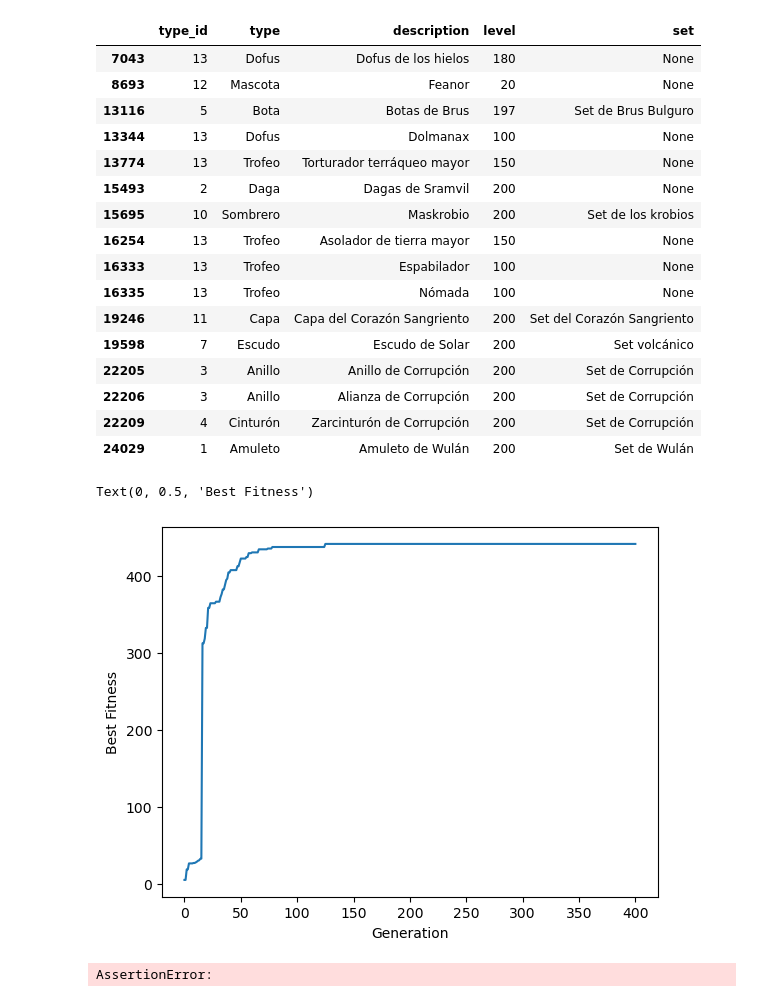
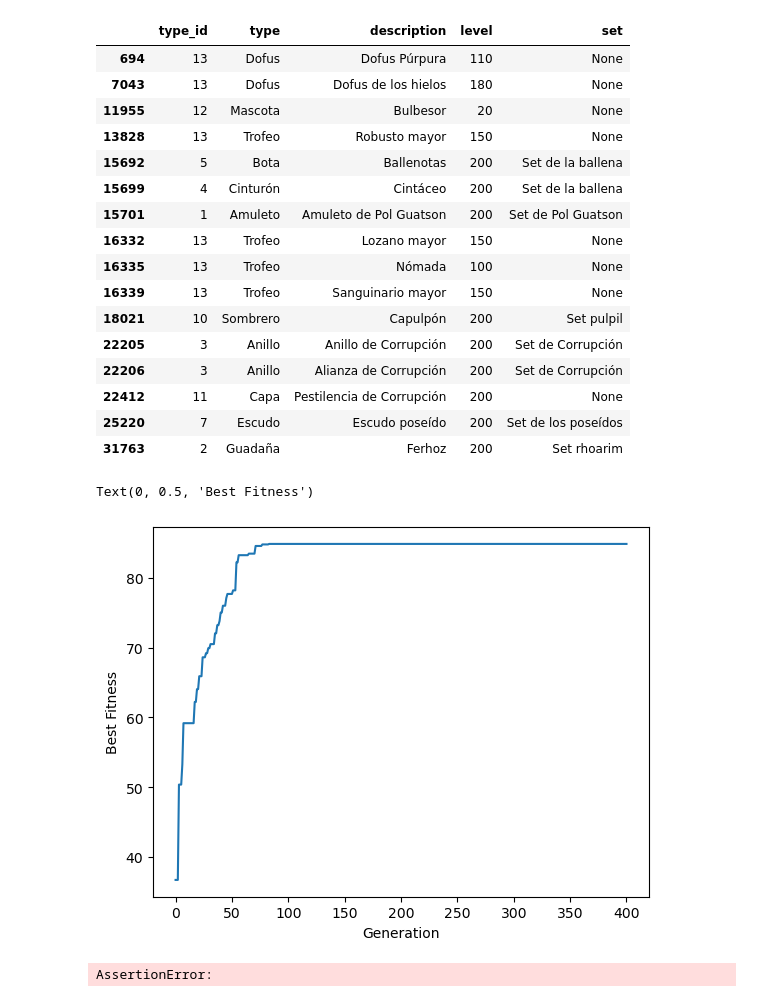
Before and after one commit to jdtibochab/dofus-set-optimizer, a Jupyter notebook: Optimize-Osa.ipynb, the cells around one changed output. Saved outputs shown, nothing was run; the diff lists cells and outputs as text; code cells hidden in the pictures.

Commit message:
Working with islands

```diff
--- a/Optimize-Osa.ipynb
+++ b/Optimize-Osa.ipynb
@@ -39,6 +39,7 @@ config = {
                     "items": [
                         22206, # Alianza de corrupcion
                         22205, # Anillo de corrupcion
+                        31763, # Ferhoz
                               ]
                 },
                 "preferences": {
@@ -60,7 +61,7 @@ config = {
                             "strength": 0.5,  # Penalty for not meeting the target
                         },
                         28 : {
-                            "target": 4, # Summons
+                            "target": 6, # Summons
                             "strength": 0.75,  # Penalty for not meeting the target
                         },
                         34 : {
@@ -87,13 +88,13 @@ config = {
                     "upper": {}
                 },
                 "elements" : [
-                    # 36, # Agility,
+                    36, # Agility,
                     # 22, # Chance
                     # 13, # Intelligence
                     45  # Strength
                 ],
                 "level_offset": 10,  # Level offset for items
-                "objective": "elements"  # Objective to optimize, can be "weapon" or "elements"
+                "objective": "weapon"  # Objective to optimize, can be "weapon" or "elements"
             },
             "character": {
                 "level": 200,
@@ -104,7 +105,7 @@ config = {
                     # 8:1
                     },  # Exo MP
                 "distributed_points": {
-                    45: 995,  # Strength
+                    # 45: 995,  # Strength
                 }
             },
         }
@@ -144,2 +158,2 @@ Total combinations: 10^30.67
 # %%
-opt.optimize()
+solutions = opt.optimize(islands = 10, max_workers = 4)
@@ -157,0 +160,26 @@ Was the solution penalized? False
+# %%
+for idx, solution in enumerate(sorted(solutions, key=lambda x: x.fitness, reverse=True)):
+    if solution.penalized:
+        continue
+    print(f"Solution {idx}:")
+    print("\tFitness:", solution.get_fitness())
+    print("\tWeapon damage:", solution.get_final_weapon_damage())
+    print("\tElemental damage:", solution.get_final_elemental_damage())
+    # print("\tIs the solution viable?", solution.viable)
+    # print("\tWas the solution penalized?", solution.penalized)
+
+    print("\tPreferences:")
+    df = solution.totals_summary(effect_descriptions)
+    for bound, preference in solution.preferences.items():
+        for element, details in preference.items():
+            row = df.loc[element]
+            print(f"\t\t{row['description']} : {row['value']}")
+    print("\tCharacteristics:")
+    for element in elements:
+        print(f"\t\t{df.loc[element]['description']}: {df.loc[element]['value']}")
+
+    print("\tItems:")
+    print("\t\tType\tDescription\tLevel")
+    for item,row in solution.set_summary().sort_values("type").iterrows():
+        # Prettify the output
+        print(f"\t\t{row['type']}\t{row['description']}\t{row['level']}")
@@ -176,34 +226,34 @@ opt.solution.totals_summary(effect_descriptions).sort_values("description",ascen
 | 72 | None | 2.0 |
 | 252 | None | 1.0 |
 # %%
-set_summary = opt.solution.set_summary()
+set_summary = solution.set_summary()
 set_summary
 # %% [output]
 |  | type_id | type | description | level | set |
+| 694 | 13 | Dofus | Dofus Púrpura | 110 | None |
 | 7043 | 13 | Dofus | Dofus de los hielos | 180 | None |
-| 8693 | 12 | Mascota | Feanor | 20 | None |
-| 13116 | 5 | Bota | Botas de Brus | 197 | Set de Brus Bulguro |
-| 13344 | 13 | Dofus | Dolmanax | 100 | None |
-| 13774 | 13 | Trofeo | Torturador terráqueo mayor | 150 | None |
-| 15493 | 2 | Daga | Dagas de Sramvil | 200 | None |
-| 15695 | 10 | Sombrero | Maskrobio | 200 | Set de los krobios |
-| 16254 | 13 | Trofeo | Asolador de tierra mayor | 150 | None |
-| 16333 | 13 | Trofeo | Espabilador | 100 | None |
+| 11955 | 12 | Mascota | Bulbesor | 20 | None |
+| 13828 | 13 | Trofeo | Robusto mayor | 150 | None |
+| 15692 | 5 | Bota | Ballenotas | 200 | Set de la ballena |
+| 15699 | 4 | Cinturón | Cintáceo | 200 | Set de la ballena |
+| 15701 | 1 | Amuleto | Amuleto de Pol Guatson | 200 | Set de Pol Guatson |
+| 16332 | 13 | Trofeo | Lozano mayor | 150 | None |
 | 16335 | 13 | Trofeo | Nómada | 100 | None |
-| 19246 | 11 | Capa | Capa del Corazón Sangriento | 200 | Set del Corazón Sangriento |
-| 19598 | 7 | Escudo | Escudo de Solar | 200 | Set volcánico |
+| 16339 | 13 | Trofeo | Sanguinario mayor | 150 | None |
+| 18021 | 10 | Sombrero | Capulpón | 200 | Set pulpil |
 | 22205 | 3 | Anillo | Anillo de Corrupción | 200 | Set de Corrupción |
 | 22206 | 3 | Anillo | Alianza de Corrupción | 200 | Set de Corrupción |
-| 22209 | 4 | Cinturón | Zarcinturón de Corrupción | 200 | Set de Corrupción |
-| 24029 | 1 | Amuleto | Amuleto de Wulán | 200 | Set de Wulán |
+| 22412 | 11 | Capa | Pestilencia de Corrupción | 200 | None |
+| 25220 | 7 | Escudo | Escudo poseído | 200 | Set de los poseídos |
+| 31763 | 2 | Guadaña | Ferhoz | 200 | Set rhoarim |
 # %%
 import matplotlib.pyplot as plt
-plt.plot(opt.ga_instance.best_solutions_fitness)
+plt.plot(solution.best_solutions_fitness)
 plt.xlabel('Generation')
 plt.ylabel('Best Fitness')
 # %% [output]
 Text(0, 0.5, 'Best Fitness')
-[figure, old version]
+[figure, new version]
 # %%
 assert False
 # %% [output]
```
Also changed, not shown: parts of 8 cells of this notebook, 6 other files.
